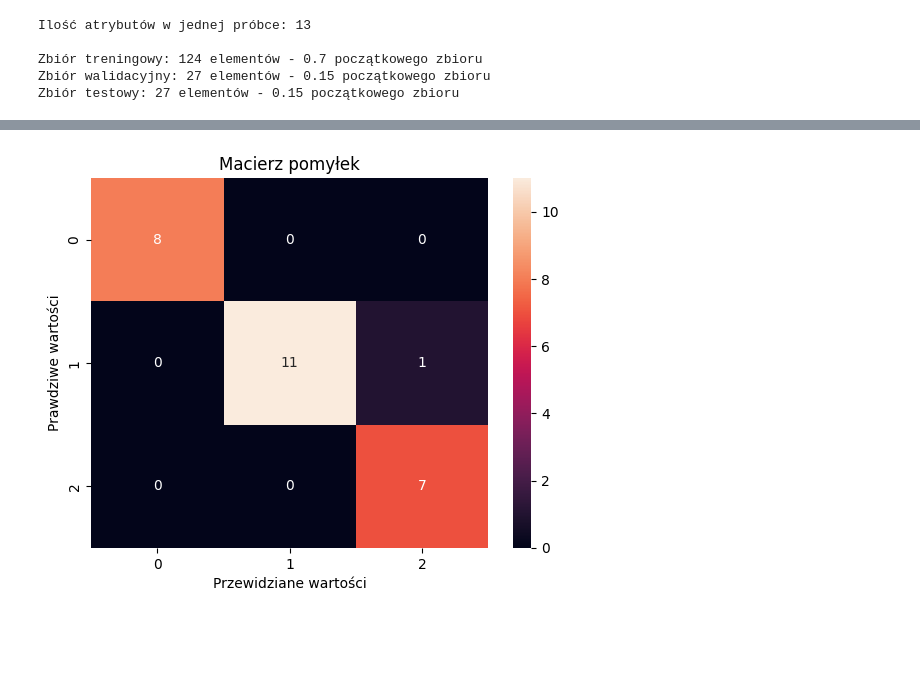
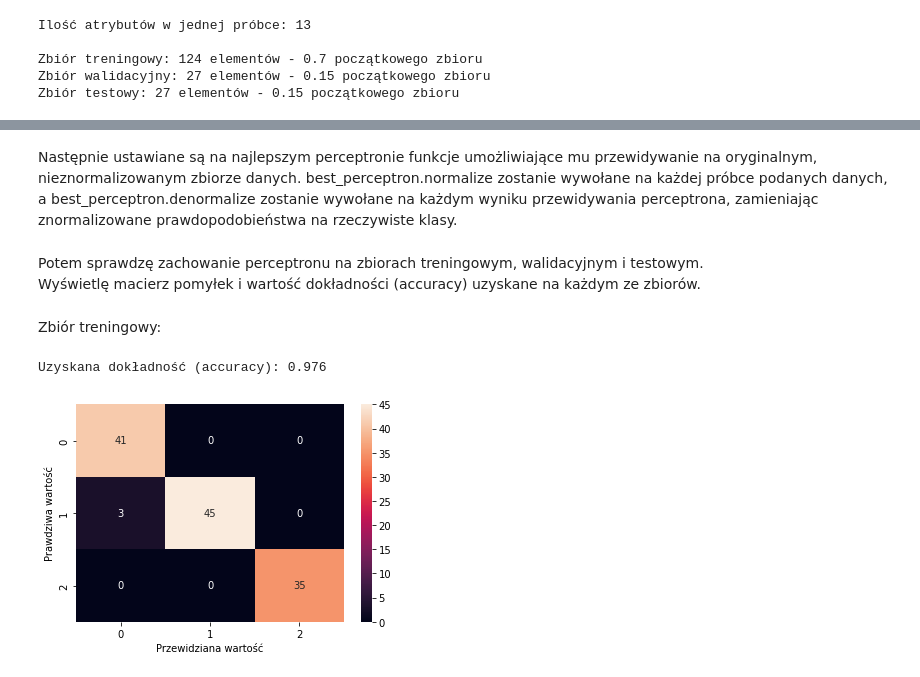
Before and after one commit to JakPro15/22Z-WSI-neural-networks, a Jupyter notebook: lab5_notebook.ipynb, the cells around one changed output, grey strips where cells are left out. Cells and saved outputs as stored; diff of their text form; code cells hidden in the pictures; blank space fills up the shorter version.

```diff
--- a/lab5_notebook.ipynb
+++ b/lab5_notebook.ipynb
@@ -162,10 +155,21 @@ plots.generate_log_strip_plot(
-# %%
-import importlib
-importlib.reload(plots)
-
-predictions = np.array([classes[np.argmax(prediction)] for prediction in best_perceptron.predict_all(X_test_normal)])
-
-confusion_matrix = sklearn.metrics.confusion_matrix(Y_test, predictions)
-plots.generate_confusion(confusion_matrix)
-# %% [output]
-[figure, removed]
+# %% [markdown]
+Następnie ustawiane są na najlepszym perceptronie funkcje umożliwiające mu przewidywanie na oryginalnym, nieznormalizowanym zbiorze danych.
+best_perceptron.normalize zostanie wywołane na każdej próbce podanych danych, a best_perceptron.denormalize zostanie wywołane na każdym wyniku przewidywania perceptrona, zamieniając znormalizowane prawdopodobieństwa na rzeczywiste klasy.
+# %%
+best_perceptron.normalize = normalize_X
+best_perceptron.denormalize = lambda Y: classes[np.argmax(Y)]
+# %% [markdown]
+Potem sprawdzę zachowanie perceptronu na zbiorach treningowym, walidacyjnym i testowym.
+Wyświetlę macierz pomyłek i wartość dokładności (accuracy) uzyskane na każdym ze zbiorów.
+# %%
+def show_results(attributes, targets):
+    confusion_matrix = training_helpers.get_confusion_matrix(targets, best_perceptron.predict_all(attributes))
+    print(f"Uzyskana dokładność (accuracy): {training_helpers.get_accuracy(confusion_matrix):.3}")
+    plots.show_confusion_matrix(confusion_matrix)
+# %% [markdown]
+Zbiór treningowy:
+# %%
+show_results(X_train, Y_train)
+# %% [output]
+Uzyskana dokładność (accuracy): 0.976
+[figure, added]
```
Also changed, not shown: parts of 19 cells of this notebook, 6 other files.
